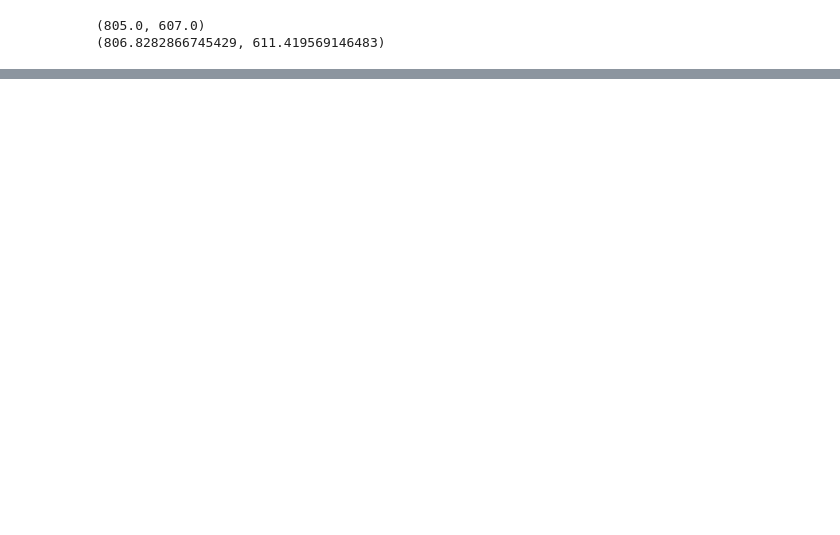
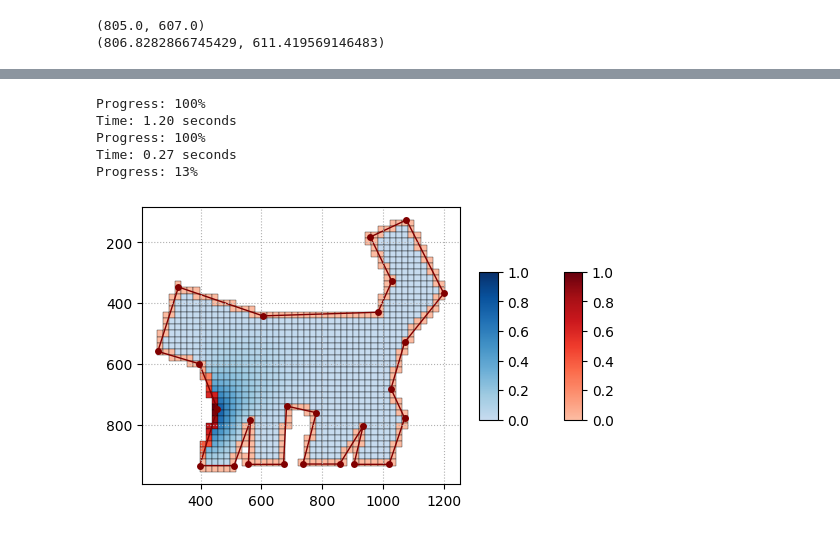
Before and after one commit to samyzaf/notebooks, a Jupyter notebook: cfproj.ipynb, the cells around one changed output, grey strips where cells are left out. Drawn from its saved outputs; the diff is of its cells as text; code cells hidden in the pictures; blank space fills up the shorter version.

```diff
--- a/cfproj.ipynb
+++ b/cfproj.ipynb
@@ -1071,0 +1065,13 @@ test_harmonize_box_2()
+# %%
+url = "https://samyzaf.com/cfproj/cat1.svg"
+cage = read_polygon(url, tag="cage")
+res = 40
+index = 0
+draw_harmonic_colormap(cage, res, index)
+# %% [output]
+Progress: 100%
+Time: 1.20 seconds
+Progress: 100%
+Time: 0.27 seconds
+Progress: 13%
+[figure, added]
```
Also changed, not shown: parts of 44 cells of this notebook.
